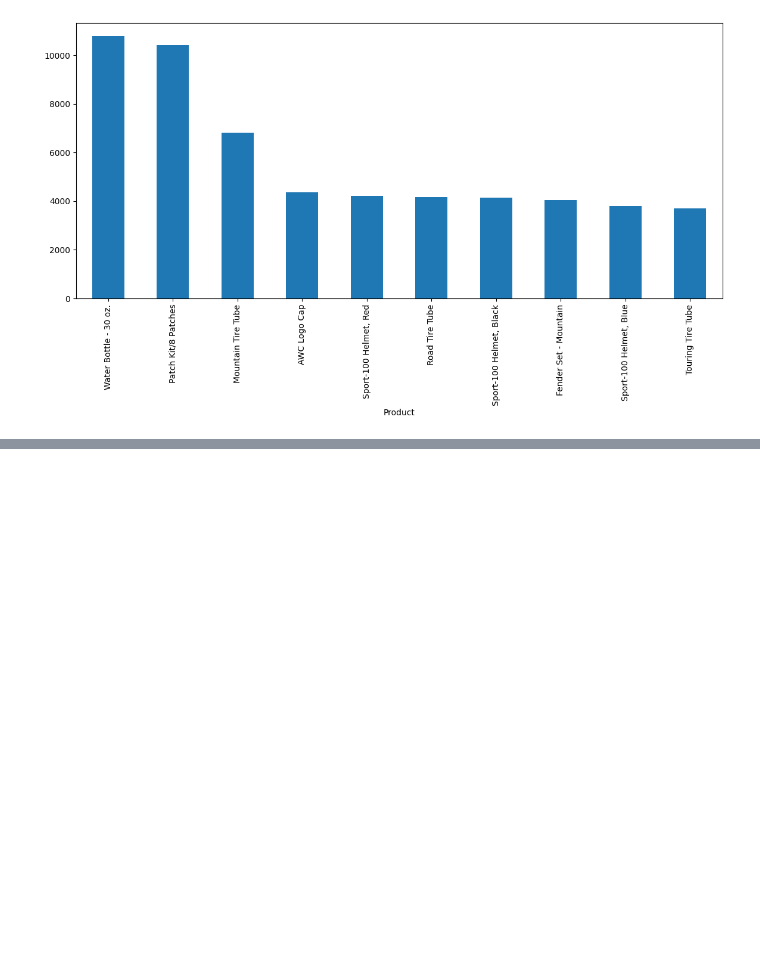
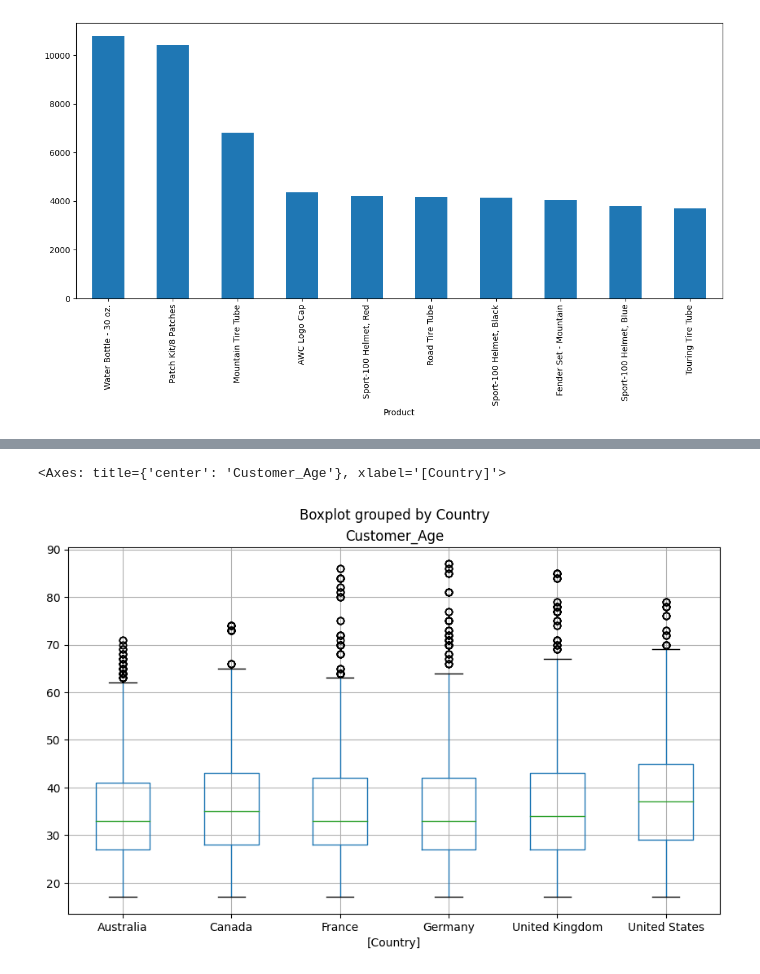
Before and after one commit to Talles-Costa/DataAnalysisWithPython_FreeCodeCamp, a Jupyter notebook: Exercises_1.ipynb, the cells around one changed output, grey strips where cells are left out. Saved outputs shown, nothing was run; the diff lists cells and outputs as text; code cells hidden in the pictures; blank space fills up the shorter version.

```diff
--- a/Exercises_1.ipynb
+++ b/Exercises_1.ipynb
@@ -339,5 +363,9 @@ sales[['Profit', 'Country']].boxplot(by='Country', figsize=(10,6))
 Show a grouped <b>box plot</b> per country with the customer age values.
 # %%
 # your code goes here
+sales[['Customer_Age', 'Country']].boxplot(by='Country', figsize=(10,6))
+# %% [output]
+<Axes: title={'center': 'Customer_Age'}, xlabel='[Country]'>
+[figure, added]
 # %%
 sales[['Customer_Age', 'Country']].boxplot(by='Country', figsize=(10,6))
```
Also changed, not shown: parts of 8 cells of this notebook.
